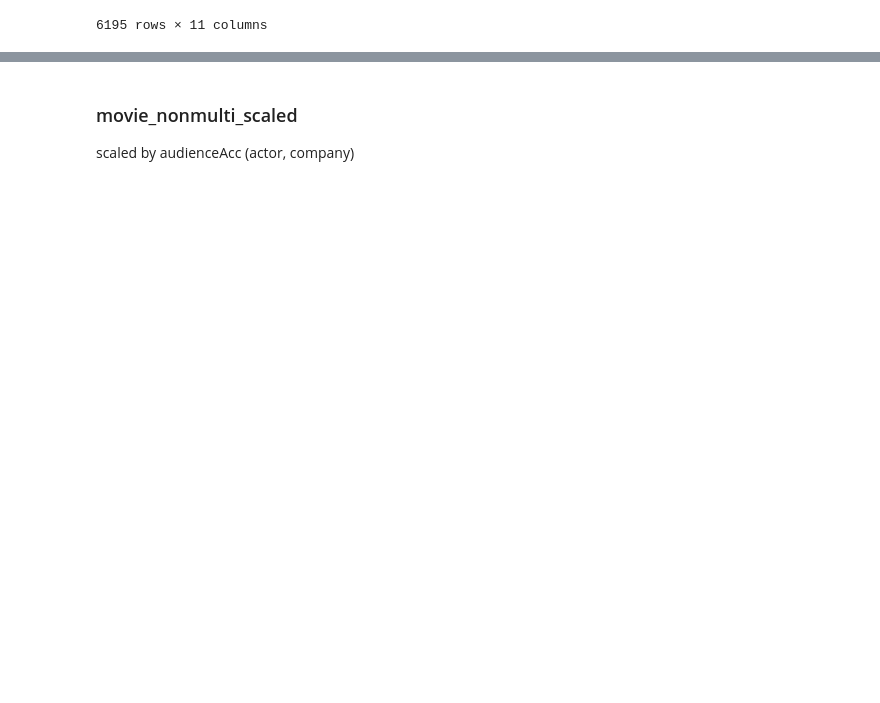
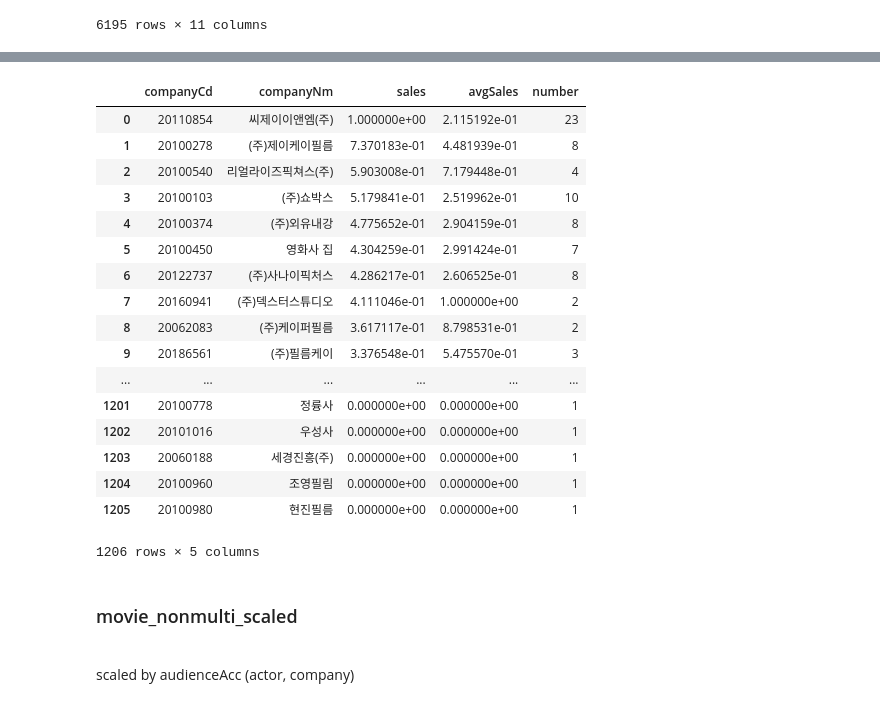
Before and after one commit to younghk/2019_Project_Graduation, a Jupyter notebook: Data_Preprocessing.ipynb, the cells around one changed output, grey strips where cells are left out. Saved outputs shown, nothing was run; the diff lists cells and outputs as text; code cells hidden in the pictures; blank space fills up the shorter version.

```diff
--- a/Data_Preprocessing.ipynb
+++ b/Data_Preprocessing.ipynb
@@ -1469,0 +1659,36 @@ movie_data[movie_data.movieCd == '19288001'].salesAcc.iloc[0]
+# %%
+def data_norm(target, key) :
+    t_max = target[key].max()
+    t_min = target[key].min()
+
+    target[key] = (target[key] - t_min) / (t_max - t_min)
+
+    return target
+'''
+css_max = css['sales'].max()
+css_min = css['sales'].min()
+
+css['sales'] = (css['sales'] - css_min) / (css_max - css_min)
+'''
+
+css = data_norm(css, 'sales')
+css = data_norm(css, 'avgSales')
+# %% [output]
+|  | companyCd | companyNm | sales | avgSales | number |
+| 0 | 20110854 | 씨제이이앤엠(주) | 1.000000e+00 | 2.115192e-01 | 23 |
+| 1 | 20100278 | (주)제이케이필름 | 7.370183e-01 | 4.481939e-01 | 8 |
+| 2 | 20100540 | 리얼라이즈픽쳐스(주) | 5.903008e-01 | 7.179448e-01 | 4 |
+| 3 | 20100103 | (주)쇼박스 | 5.179841e-01 | 2.519962e-01 | 10 |
+| 4 | 20100374 | (주)외유내강 | 4.775652e-01 | 2.904159e-01 | 8 |
+| 5 | 20100450 | 영화사 집 | 4.304259e-01 | 2.991424e-01 | 7 |
+| 6 | 20122737 | (주)사나이픽처스 | 4.286217e-01 | 2.606525e-01 | 8 |
+| 7 | 20160941 | (주)덱스터스튜디오 | 4.111046e-01 | 1.000000e+00 | 2 |
+| 8 | 20062083 | (주)케이퍼필름 | 3.617117e-01 | 8.798531e-01 | 2 |
+| 9 | 20186561 | (주)필름케이 | 3.376548e-01 | 5.475570e-01 | 3 |
+| ... | ... | ... | ... | ... | ... |
+| 1201 | 20100778 | 정륭사 | 0.000000e+00 | 0.000000e+00 | 1 |
+| 1202 | 20101016 | 우성사 | 0.000000e+00 | 0.000000e+00 | 1 |
+| 1203 | 20060188 | 세경진흥(주) | 0.000000e+00 | 0.000000e+00 | 1 |
+| 1204 | 20100960 | 조영필림 | 0.000000e+00 | 0.000000e+00 | 1 |
+| 1205 | 20100980 | 현진필름 | 0.000000e+00 | 0.000000e+00 | 1 |
+1206 rows × 5 columns
@@ -1470,4 +1707,5 @@ movie_data[movie_data.movieCd == '19288001'].salesAcc.iloc[0]
 # %% [markdown]
 ### movie_nonmulti_scaled
 
+<br />
 scaled by audienceAcc (actor, company)
```
Also changed, not shown: parts of 27 cells of this notebook, 1 other file.
